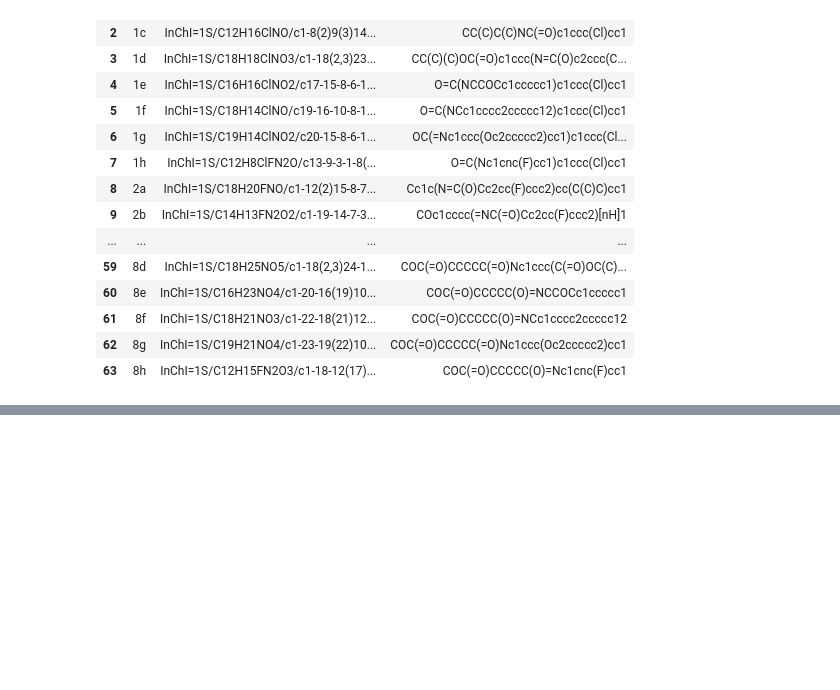
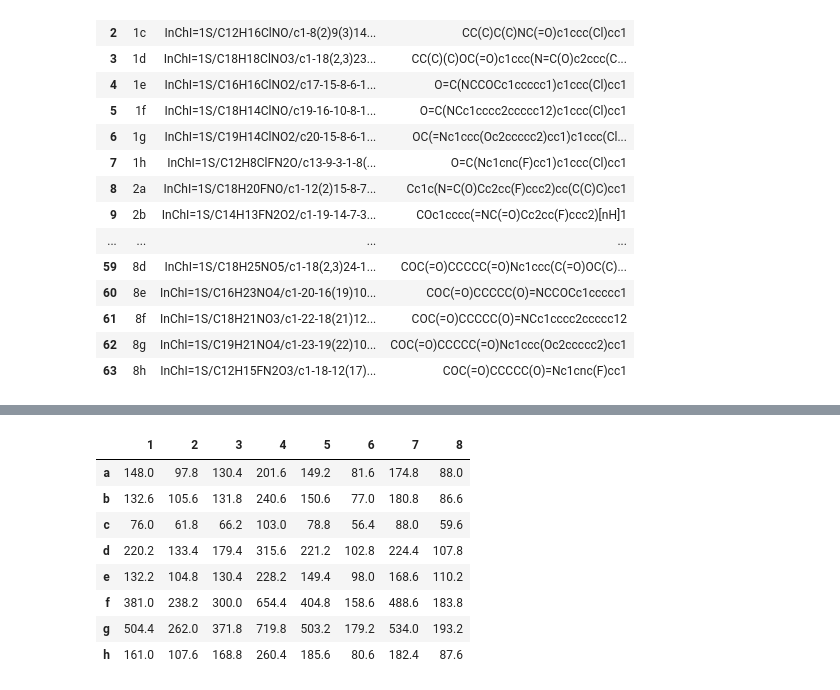
Before and after one commit to icredd-cheminfo/chromatography-modeling, a Jupyter notebook: Analysis_modeling/1 - Data extraction from Chromatograms.ipynb, the cells around one changed output, grey strips where cells are left out. Saved outputs shown, nothing was run; the diff lists cells and outputs as text; code cells hidden in the pictures; blank space fills up the shorter version.

Commit message:
Added time table to the notebook

```diff
--- a/Analysis_modeling/1 - Data extraction from Chromatograms.ipynb
+++ b/Analysis_modeling/1 - Data extraction from Chromatograms.ipynb
@@ -106,3 +104,19 @@ amide_smiles
 | 63 | 8h | InChI=1S/C12H15FN2O3/c1-18-12(17)... | O(C(=O)CCCCC(Nc1cnc(F)cc1)=O)C | 87.6 | 1.201005 | 0.183159 |
 # %%
 amide_smiles.to_csv("Amide_retention_full.csv", index=False)
+# %%
+time_data = pd.DataFrame(columns=["1","2","3","4","5","6","7","8"],
+                         index= ["a","b","c","d","e","f","g","h"])
+for i, row in amide_smiles.iterrows():
+    time_data.at[row["No"][1], row["No"][0]] = row["RT_220"]
+time_data
+# %% [output]
+|  | 1 | 2 | 3 | 4 | 5 | 6 | 7 | 8 |
+| a | 148.0 | 97.8 | 130.4 | 201.6 | 149.2 | 81.6 | 174.8 | 88.0 |
+| b | 132.6 | 105.6 | 131.8 | 240.6 | 150.6 | 77.0 | 180.8 | 86.6 |
+| c | 76.0 | 61.8 | 66.2 | 103.0 | 78.8 | 56.4 | 88.0 | 59.6 |
+| d | 220.2 | 133.4 | 179.4 | 315.6 | 221.2 | 102.8 | 224.4 | 107.8 |
+| e | 132.2 | 104.8 | 130.4 | 228.2 | 149.4 | 98.0 | 168.6 | 110.2 |
+| f | 381.0 | 238.2 | 300.0 | 654.4 | 404.8 | 158.6 | 488.6 | 183.8 |
+| g | 504.4 | 262.0 | 371.8 | 719.8 | 503.2 | 179.2 | 534.0 | 193.2 |
+| h | 161.0 | 107.6 | 168.8 | 260.4 | 185.6 | 80.6 | 182.4 | 87.6 |
```
Also changed, not shown: parts of 2 cells of this notebook.
